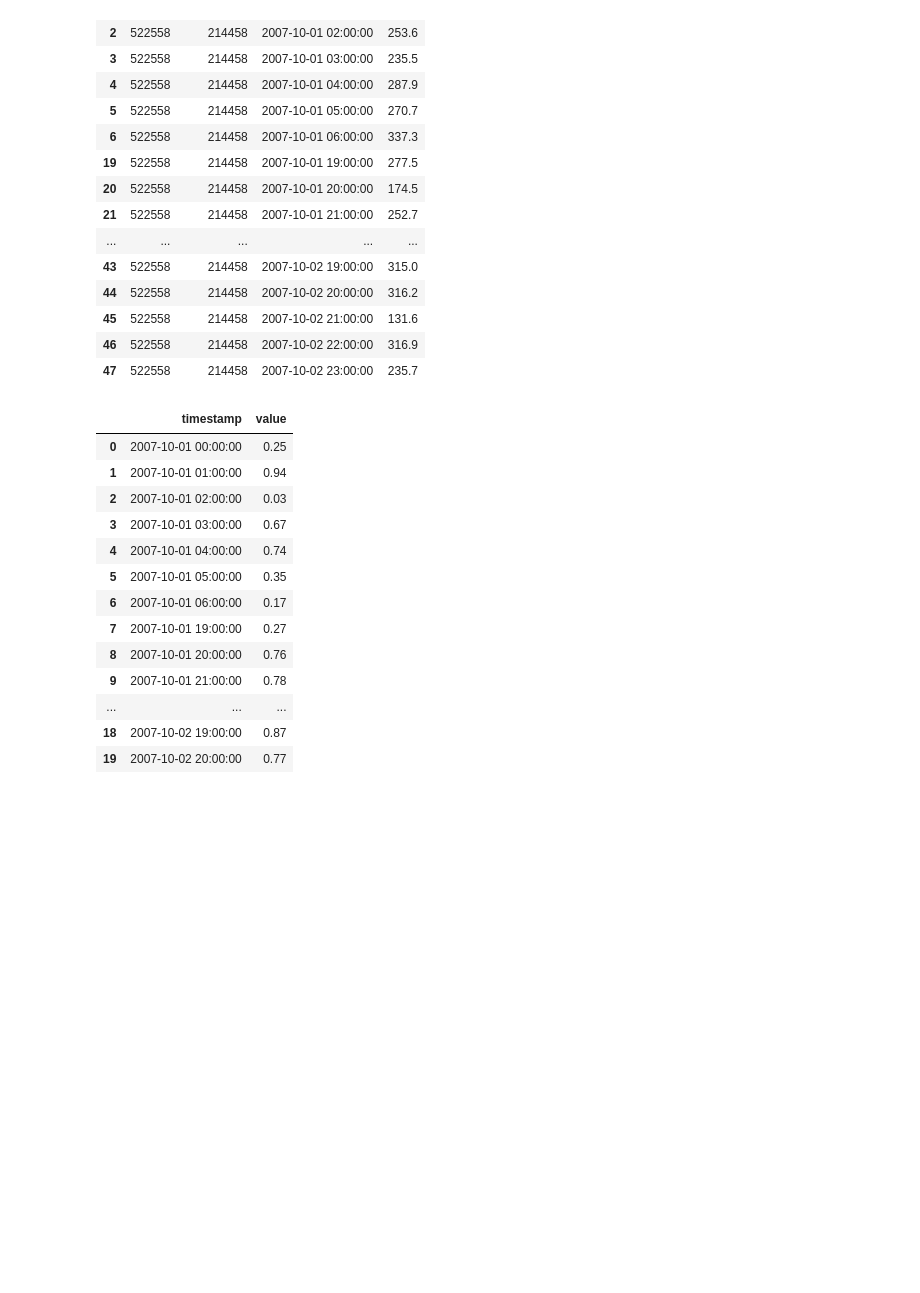
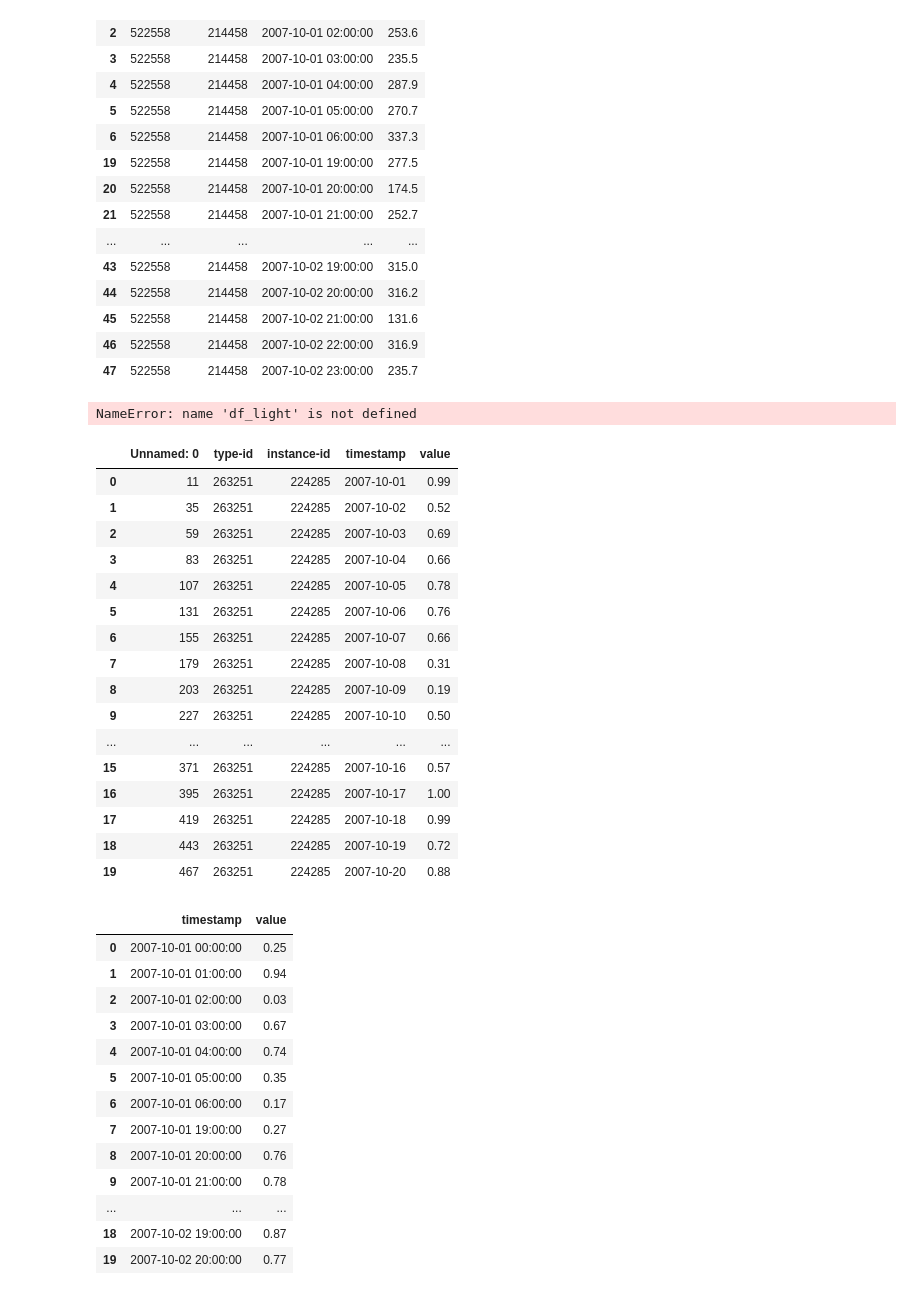
Before and after one commit to amelvatic/sciot, a Jupyter notebook: temp.ipynb, the cells around one changed output. Saved outputs shown, nothing was run; the diff lists cells and outputs as text; code cells hidden in the pictures; blank space fills up the shorter version.

Commit message:
Changes to CSS and Air Humidity sample

```diff
--- a/temp.ipynb
+++ b/temp.ipynb
@@ -168,10 +168,31 @@ df_light_final.head(23)
 | 46 | 522558 | 214458 | 2007-10-02 22:00:00 | 316.9 |
 | 47 | 522558 | 214458 | 2007-10-02 23:00:00 | 235.7 |
 # %%
+df_air = pd.read_csv('samples/air_humidity.csv')
 fig = px.line(df_light.head(72),x="timestamp",y="value")
 fig.show()
+# %% [output]
+NameError: name 'df_light' is not defined
-# %%
-df_light = pd.read_csv('samples/light.csv')
+# %%
+df_light.head(20)
+# %% [output]
+|  | Unnamed: 0 | type-id | instance-id | timestamp | value |
+| 0 | 11 | 263251 | 224285 | 2007-10-01 | 0.99 |
+| 1 | 35 | 263251 | 224285 | 2007-10-02 | 0.52 |
+| 2 | 59 | 263251 | 224285 | 2007-10-03 | 0.69 |
+| 3 | 83 | 263251 | 224285 | 2007-10-04 | 0.66 |
+| 4 | 107 | 263251 | 224285 | 2007-10-05 | 0.78 |
+| 5 | 131 | 263251 | 224285 | 2007-10-06 | 0.76 |
+| 6 | 155 | 263251 | 224285 | 2007-10-07 | 0.66 |
+| 7 | 179 | 263251 | 224285 | 2007-10-08 | 0.31 |
+| 8 | 203 | 263251 | 224285 | 2007-10-09 | 0.19 |
+| 9 | 227 | 263251 | 224285 | 2007-10-10 | 0.50 |
+| ... | ... | ... | ... | ... | ... |
+| 15 | 371 | 263251 | 224285 | 2007-10-16 | 0.57 |
+| 16 | 395 | 263251 | 224285 | 2007-10-17 | 1.00 |
+| 17 | 419 | 263251 | 224285 | 2007-10-18 | 0.99 |
+| 18 | 443 | 263251 | 224285 | 2007-10-19 | 0.72 |
+| 19 | 467 | 263251 | 224285 | 2007-10-20 | 0.88 |
 # %%
 df_lum.to_csv('samples/luminance.csv')
 df_light_final.to_csv('samples/light.csv')
```
Also changed, not shown: parts of 17 cells of this notebook, 4 other files.
